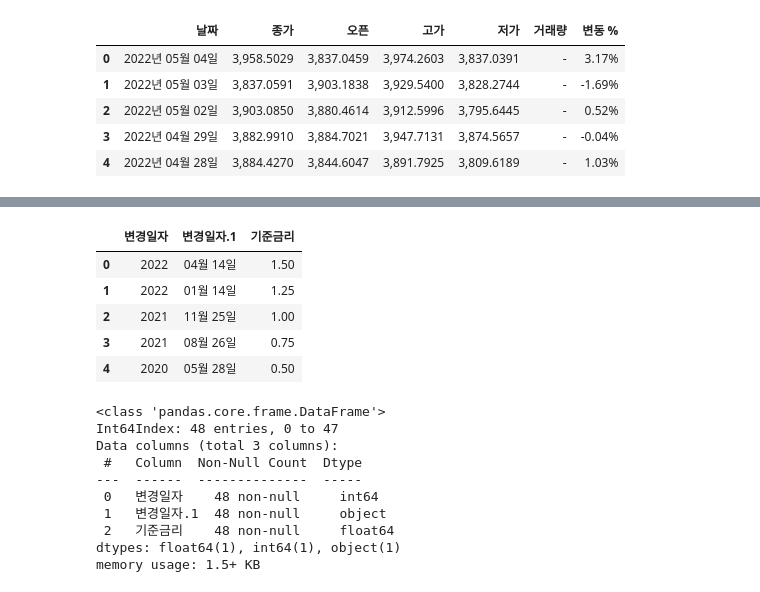
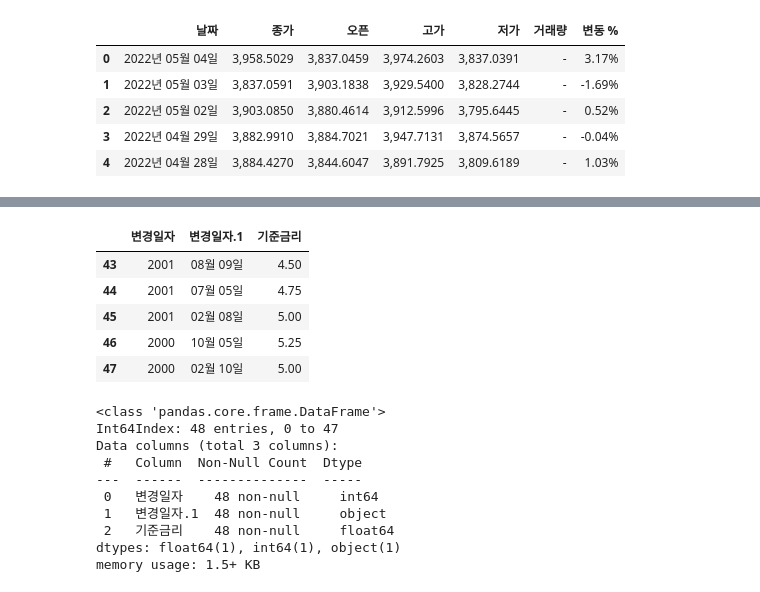
Before and after one commit to rjsgn1209/B-Project5, a Jupyter notebook: project.ipynb, the cells around one changed output, grey strips where cells are left out. Saved outputs shown, nothing was run; the diff lists cells and outputs as text; code cells hidden in the pictures.

```diff
--- a/project.ipynb
+++ b/project.ipynb
@@ -94,14 +114,14 @@ df_rate = pd.DataFrame(data=table[1:-1], columns=table[0])
 # df_rate.to_csv('data_files/연도별 금리.csv')
 # %%
 df_rate = pd.read_csv('data_files/연도별 금리.csv', index_col='Unnamed: 0')
-df_rate.head()
+df_rate.tail()
 # %% [output]
 |  | 변경일자 | 변경일자.1 | 기준금리 |
-| 0 | 2022 | 04월 14일 | 1.50 |
-| 1 | 2022 | 01월 14일 | 1.25 |
-| 2 | 2021 | 11월 25일 | 1.00 |
-| 3 | 2021 | 08월 26일 | 0.75 |
-| 4 | 2020 | 05월 28일 | 0.50 |
+| 43 | 2001 | 08월 09일 | 4.50 |
+| 44 | 2001 | 07월 05일 | 4.75 |
+| 45 | 2001 | 02월 08일 | 5.00 |
+| 46 | 2000 | 10월 05일 | 5.25 |
+| 47 | 2000 | 02월 10일 | 5.00 |
 # %%
 df_sp = df_sp[['날짜', '종가']]
 # %%
```
Also changed, not shown: parts of 4 cells of this notebook, 5 other files.
